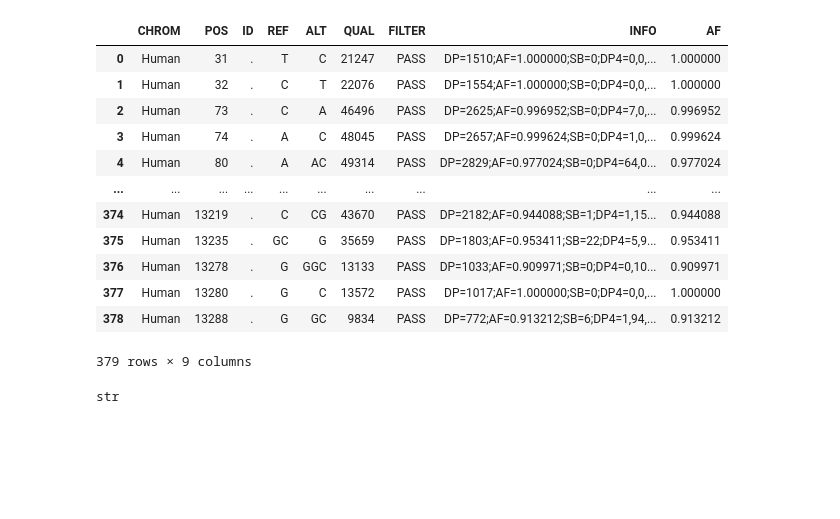
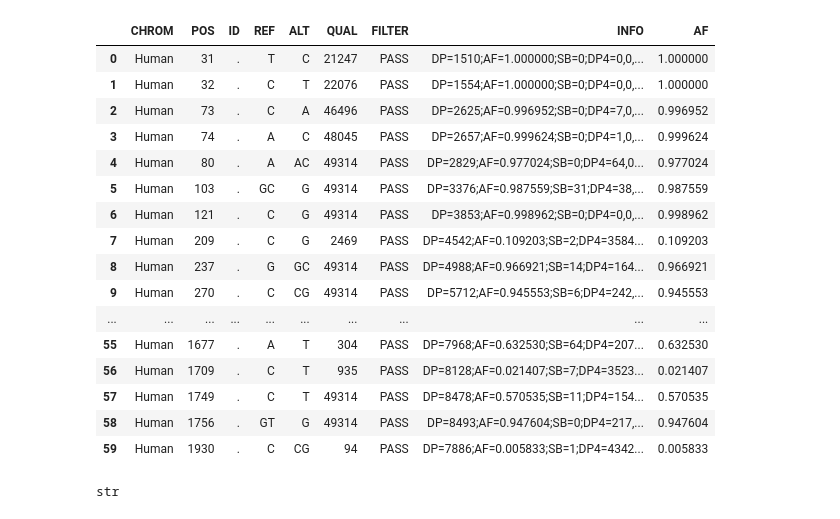
Before and after one commit to chowfi/Human-rDNA, a Jupyter notebook: notebooks/vcf_Reframe.ipynb, the cells around one changed output. Saved outputs shown, nothing was run; the diff lists cells and outputs as text; code cells hidden in the pictures; blank space fills up the shorter version.

```diff
--- a/notebooks/vcf_Reframe.ipynb
+++ b/notebooks/vcf_Reframe.ipynb
@@ -19,22 +19,26 @@ def extract_af(info):
 # %%
 df = read_vcf('/Users/fionachow/Documents/NYU/CDS/Spring 2024/Research Fair/Hochwagen/Individual Data/ERR3240115/ERR3240115_rDNA.vcf') #vcf file from original variant calling of 1 individual
 df['AF'] = df['INFO'].apply(extract_af)
 
-df
+df.head(60)
 # %% [output]
 |  | CHROM | POS | ID | REF | ALT | QUAL | FILTER | INFO | AF |
 | 0 | Human | 31 | . | T | C | 21247 | PASS | DP=1510;AF=1.000000;SB=0;DP4=0,0,... | 1.000000 |
 | 1 | Human | 32 | . | C | T | 22076 | PASS | DP=1554;AF=1.000000;SB=0;DP4=0,0,... | 1.000000 |
 | 2 | Human | 73 | . | C | A | 46496 | PASS | DP=2625;AF=0.996952;SB=0;DP4=7,0,... | 0.996952 |
 | 3 | Human | 74 | . | A | C | 48045 | PASS | DP=2657;AF=0.999624;SB=0;DP4=1,0,... | 0.999624 |
 | 4 | Human | 80 | . | A | AC | 49314 | PASS | DP=2829;AF=0.977024;SB=0;DP4=64,0... | 0.977024 |
+| 5 | Human | 103 | . | GC | G | 49314 | PASS | DP=3376;AF=0.987559;SB=31;DP4=38,... | 0.987559 |
+| 6 | Human | 121 | . | C | G | 49314 | PASS | DP=3853;AF=0.998962;SB=0;DP4=0,0,... | 0.998962 |
+| 7 | Human | 209 | . | C | G | 2469 | PASS | DP=4542;AF=0.109203;SB=2;DP4=3584... | 0.109203 |
+| 8 | Human | 237 | . | G | GC | 49314 | PASS | DP=4988;AF=0.966921;SB=14;DP4=164... | 0.966921 |
+| 9 | Human | 270 | . | C | CG | 49314 | PASS | DP=5712;AF=0.945553;SB=6;DP4=242,... | 0.945553 |
 | ... | ... | ... | ... | ... | ... | ... | ... | ... | ... |
-| 374 | Human | 13219 | . | C | CG | 43670 | PASS | DP=2182;AF=0.944088;SB=1;DP4=1,15... | 0.944088 |
-| 375 | Human | 13235 | . | GC | G | 35659 | PASS | DP=1803;AF=0.953411;SB=22;DP4=5,9... | 0.953411 |
-| 376 | Human | 13278 | . | G | GGC | 13133 | PASS | DP=1033;AF=0.909971;SB=0;DP4=0,10... | 0.909971 |
-| 377 | Human | 13280 | . | G | C | 13572 | PASS | DP=1017;AF=1.000000;SB=0;DP4=0,0,... | 1.000000 |
-| 378 | Human | 13288 | . | G | GC | 9834 | PASS | DP=772;AF=0.913212;SB=6;DP4=1,94,... | 0.913212 |
+| 55 | Human | 1677 | . | A | T | 304 | PASS | DP=7968;AF=0.632530;SB=64;DP4=207... | 0.632530 |
+| 56 | Human | 1709 | . | C | T | 935 | PASS | DP=8128;AF=0.021407;SB=7;DP4=3523... | 0.021407 |
+| 57 | Human | 1749 | . | C | T | 49314 | PASS | DP=8478;AF=0.570535;SB=11;DP4=154... | 0.570535 |
+| 58 | Human | 1756 | . | GT | G | 49314 | PASS | DP=8493;AF=0.947604;SB=0;DP4=217,... | 0.947604 |
+| 59 | Human | 1930 | . | C | CG | 94 | PASS | DP=7886;AF=0.005833;SB=1;DP4=4342... | 0.005833 |
-379 rows × 9 columns
 # %%
 type(df['AF'].iloc[0])
 # %% [output]
```
Also changed, not shown: parts of 31 cells of this notebook, 1 other file.
